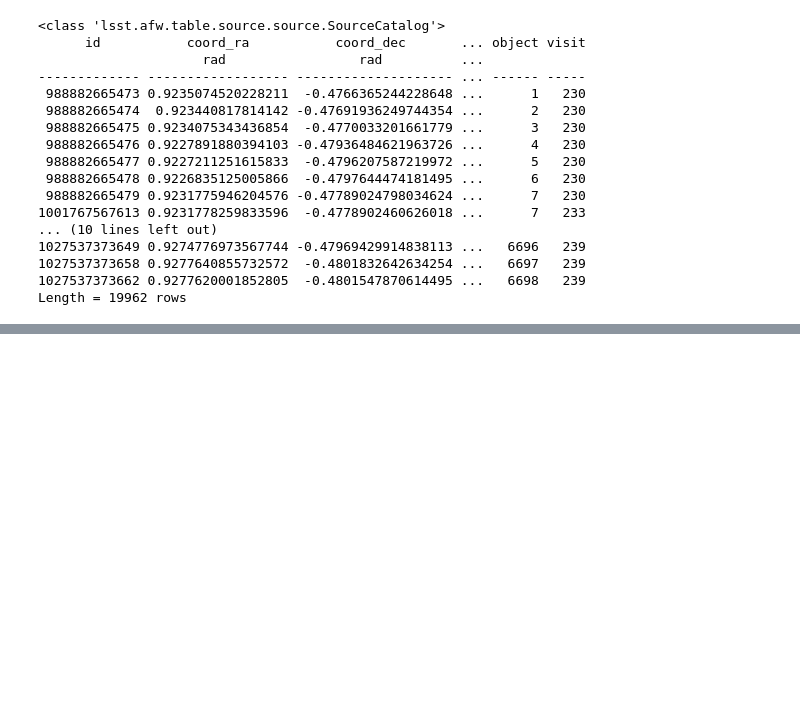
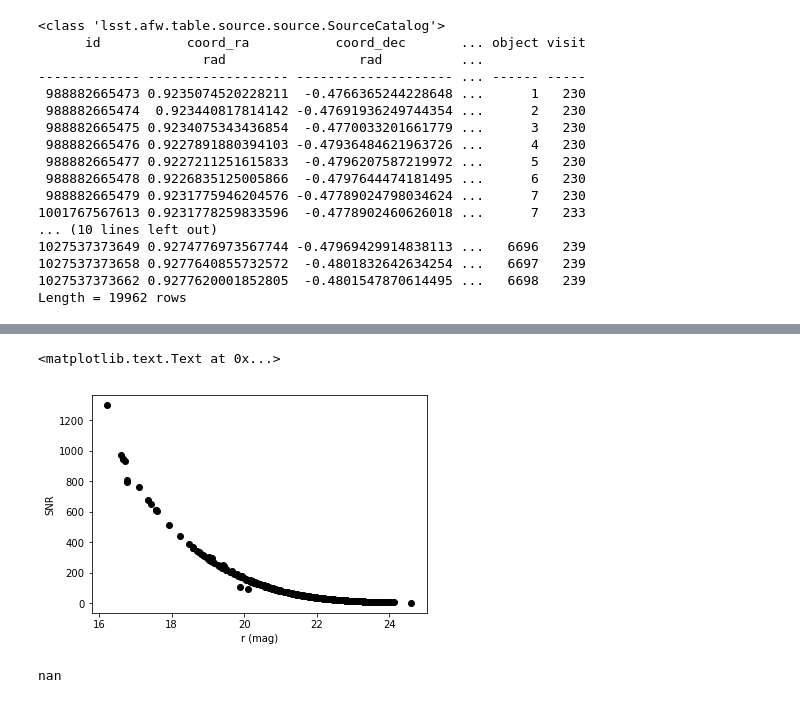
Before and after one commit to lsst-sitcom/notebooks, a Jupyter notebook: astrometry_precision.ipynb, the cells around one changed output, grey strips where cells are left out. Saved outputs shown, nothing was run; the diff lists cells and outputs as text; code cells hidden in the pictures; blank space fills up the shorter version.

```diff
--- a/astrometry_precision.ipynb
+++ b/astrometry_precision.ipynb
@@ -160,0 +155,7 @@ plt.plot(x,y, 'ko')
+# %%
+plt.plot(results['mag'], results['snr_avg'], 'ko')
+plt.xlabel('r (mag)')
+plt.ylabel('SNR')
+# %% [output]
+<matplotlib.text.Text at 0x...>
+[figure, added]
@@ -160,0 +201,4 @@ plt.plot(x,y, 'ko')
+# %%
+pm_uncert
+# %% [output]
+nan
```
Also changed, not shown: parts of 15 cells of this notebook.
